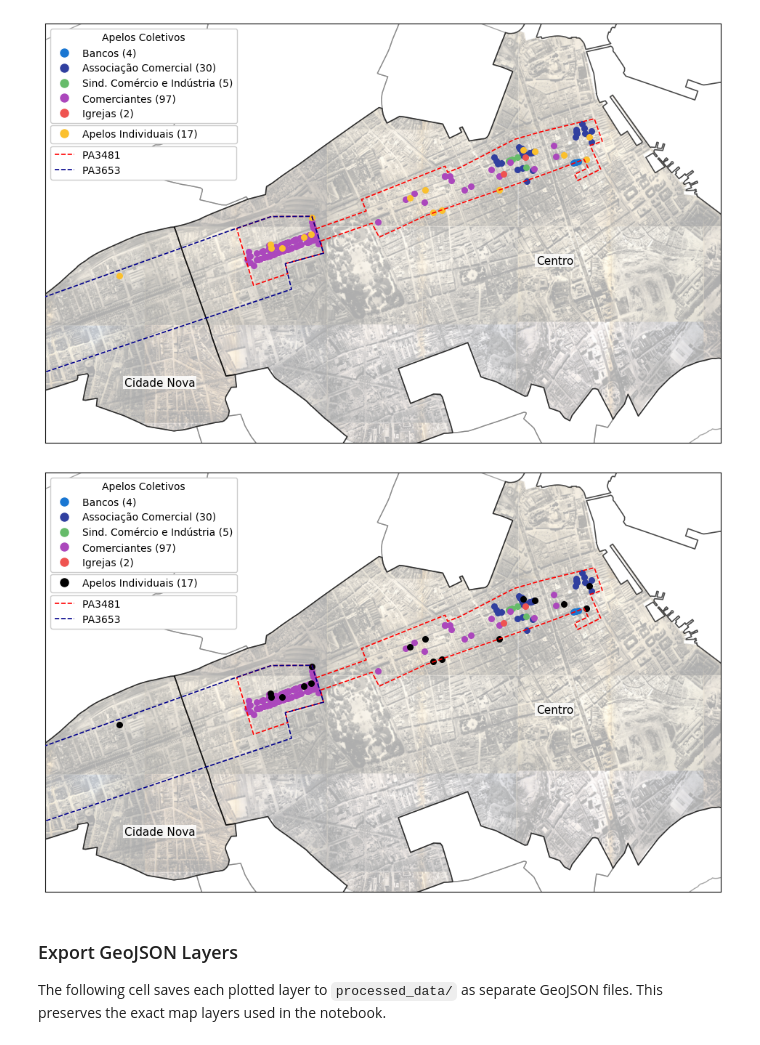
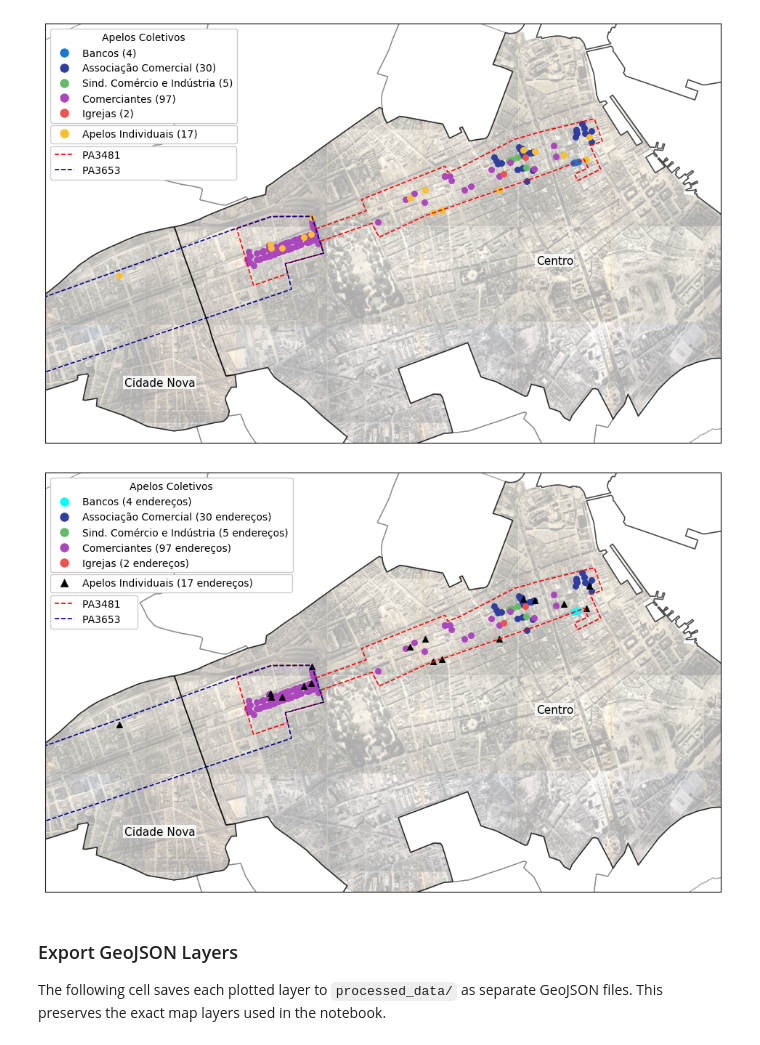
Before and after one commit to eu-cristofer/geo, a Jupyter notebook: 01_processing_KML.ipynb, the cells around one changed output. Cells and saved outputs as stored; diff of their text form; code cells hidden in the pictures.

```diff
--- a/01_processing_KML.ipynb
+++ b/01_processing_KML.ipynb
@@ -745,6 +745,7 @@ fig.savefig("processed_data/mapa_apelos_pres_vargas.png", dpi=600, bbox_inches='
 # YELLOW_HEX is rendered in black (both the points and the legend swatch).
 # The trick is to compute a `plot_color` per group and reuse it for the dot
 # AND its legend marker, so the two never drift apart.
+# The same group is also drawn with a triangle "^" marker instead of a dot.
 # Saved to a new file so the original PNG is preserved.
 # ==========================================================================
 import matplotlib.pyplot as plt
@@ -840,6 +841,12 @@ YELLOW_HEX = "fbc02d"
 # matplotlib colour name or hex string (e.g. 'black', '#000000', 'dimgray').
 YELLOW_REPLACEMENT = "black"
 
+# Per-group colour overrides keyed by source hex code (lowercase). Anything
+# not listed here is drawn in its original '#' + color. "Bancos" -> cyan.
+COLOR_REPLACEMENTS = {
+    "1976d2": "cyan",   # Bancos
+}
+
 # Dictionary mapping hex codes (in lowercase) to their new labels
 COLOR_LABELS = {
     "ab47bc": "Comerciantes",
@@ -857,23 +864,30 @@ for color, group in apelos_points.groupby('Color'):
     is_yellow = color_lower == YELLOW_HEX.lower()
 
     # Decide the drawing colour ONCE and reuse it for the dots and the legend.
-    # This is the whole "yellow becomes black" change.
-    plot_color = YELLOW_REPLACEMENT if is_yellow else '#' + color
+    # "yellow becomes black"; other overrides come from COLOR_REPLACEMENTS.
+    if is_yellow:
+        plot_color = YELLOW_REPLACEMENT
+    else:
+        plot_color = COLOR_REPLACEMENTS.get(color_lower, '#' + color)
+
+    # The "Apelos Individuais" group is drawn as a triangle, the rest as dots.
+    # Decide the marker ONCE and reuse it for the points AND the legend.
+    plot_marker = '^' if is_yellow else 'o'
 
     # Plot the points directly on the axis
-    group.plot(ax=ax, color=plot_color, markersize=30, marker='o', zorder=5)
+    group.plot(ax=ax, color=plot_color, markersize=30, marker=plot_marker, zorder=5)
 
-    # Create a custom marker for the legend (same colour as the dots)
-    marker = Line2D([0], [0], marker='o', color='w', markerfacecolor=plot_color, markersize=10)
+    # Create a custom marker for the legend (same colour and shape as the dots)
+    marker = Line2D([0], [0], marker=plot_marker, color='w', markerfacecolor=plot_color, markersize=10)
 
     # Separate the yellow color from the rest
     if is_yellow:
         handles_yellow.append(marker)
-        labels_yellow.append(f'Apelos Individuais ({count})           ')
+        labels_yellow.append(f'Apelos Individuais ({count} endereços)           ')
     else:
         custom_name = COLOR_LABELS.get(color_lower, f'#{color}')
         handles_others.append(marker)
-        labels_others.append(f'{custom_name} ({count})')
+        labels_others.append(f'{custom_name} ({count} endereços)')
 
 # ==========================================
 # PLOT THE TWO POLYLINES & 3RD LEGEND LOGIC
@@ -898,7 +912,7 @@ if not apelos_lines.empty:
 
         line_marker = Line2D([0], [0], color=color, linestyle='--', linewidth=1.2)
         handles_lines.append(line_marker)
-        labels_lines.append(f'{line_name}                                   ')
+        labels_lines.append(f'{line_name}    ')
 
 # ==========================================
 # MANUALLY DEFINE X AND Y RANGE (LIMITS)
@@ -908,34 +922,34 @@ ax.set_ylim([-22.915, -22.895])
 
 # ==========================================
 # REMOVED GRID AND LABELS
 # ==========================================
 ax.set_xticks([])
 ax.set_yticks([])
 
 # ==========================================
 # DRAWING THE THREE LEGENDS
 # ==========================================
 # 1. Create the Other Colors legend in the upper left
 legend_others = ax.legend(handles_others, labels_others, title='Apelos Coletivos',
                           loc='upper left', framealpha=1.0)
 ax.add_artist(legend_others)
 
 # 2. Create the Yellow legend right below it
 legend_yellow = ax.legend(handles_yellow, labels_yellow,
                           loc='upper left', bbox_to_anchor=(0, 0.77), framealpha=1.0)
 ax.add_artist(legend_yellow)
 
 # 3. Create the Polylines legend below the second one
 legend_lines = ax.legend(handles_lines, labels_lines,
                          loc='upper left', bbox_to_anchor=(0, 0.72), framealpha=1.0)
 
 # ==========================================
 # EXPORT HIGH-RESOLUTION IMAGE
 # ==========================================
 # New filename so the yellow-version PNG is not overwritten
 fig.savefig("processed_data/mapa_apelos_pres_vargas_black.png", dpi=600, bbox_inches='tight')
 # %% [output]
-[figure, old version]
+[figure, new version]
 # %% [markdown]
 ### Export GeoJSON Layers <a name="export"></a>
 
```
Also changed, not shown: parts of 1 cell of this notebook, 13 other files.
